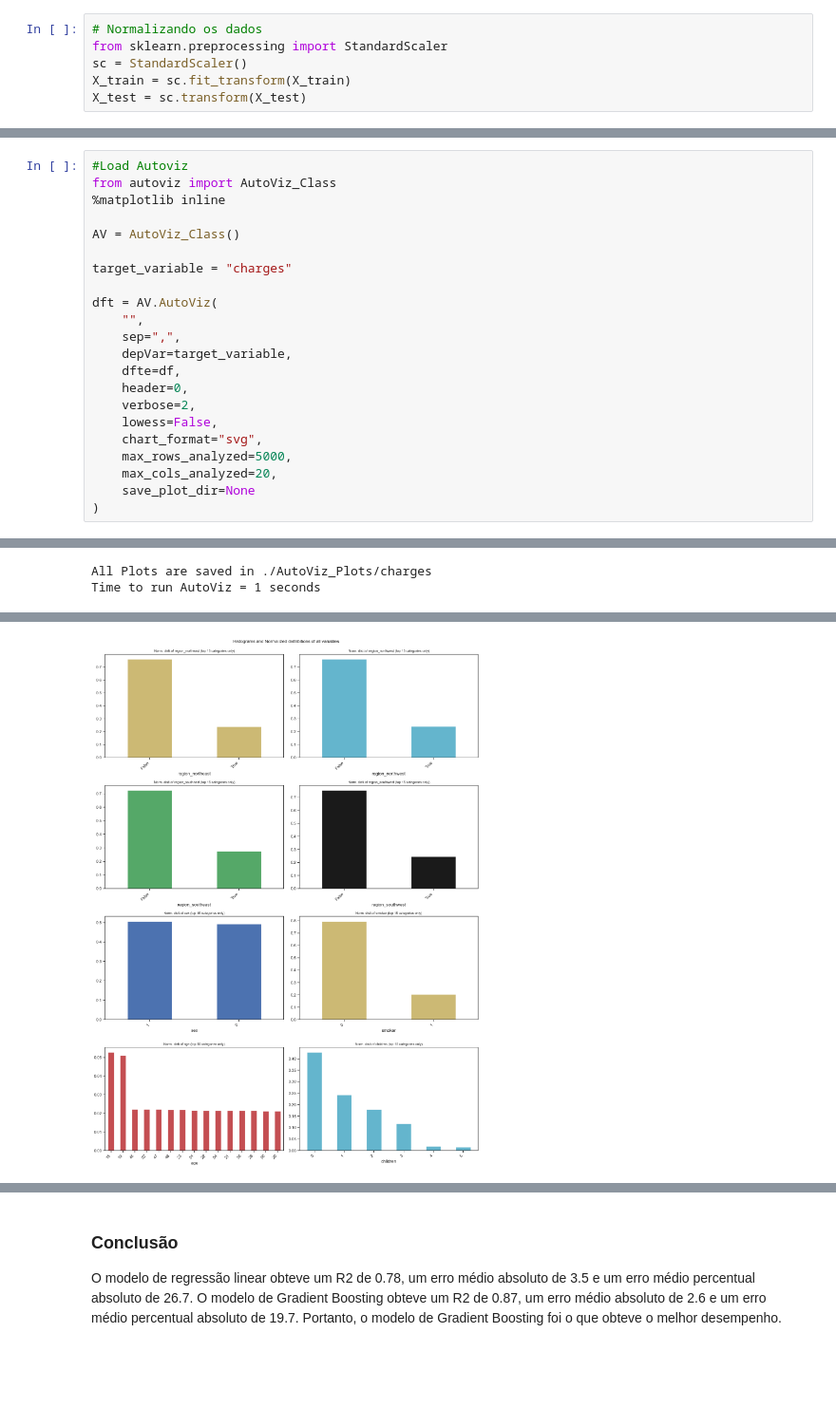
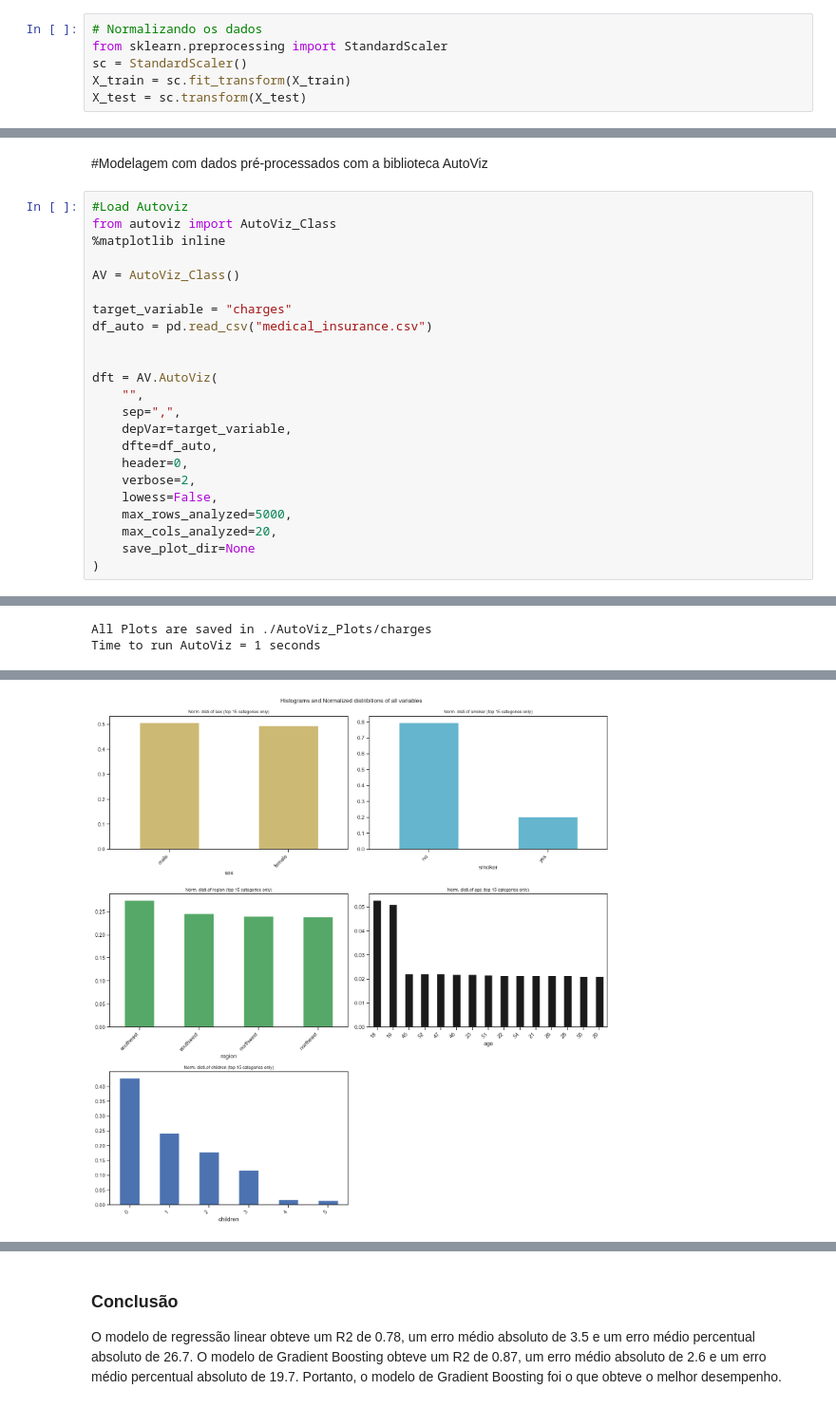
Before and after one commit to LuizWinsig/FIAP-Grupo17, a Jupyter notebook: medical_insurance_EDA_regression.ipynb, the cells around one changed output, grey strips where cells are left out. Shown at 95% size. Drawn from its saved outputs; the diff is of its cells as text; blank space fills up the shorter version.

Commit message:
Add files via upload
V2: EDA, Pré processamento, Modelagem com diversos formatos diferentes

```diff
--- a/medical_insurance_EDA_regression.ipynb
+++ b/medical_insurance_EDA_regression.ipynb
@@ -396,3 +469,5 @@ mae, mape,scores.mean()
+# %% [markdown]
+#Modelagem com dados pré-processados com a biblioteca AutoViz
 # %%
 #Load Autoviz
 from autoviz import AutoViz_Class
@@ -401,16 +476,17 @@ from autoviz import AutoViz_Class
 AV = AutoViz_Class()
 
 target_variable = "charges"
+df_auto = pd.read_csv("medical_insurance.csv")
+
 
 dft = AV.AutoViz(
     "",
     sep=",",
     depVar=target_variable,
-    dfte=df,
+    dfte=df_auto,
     header=0,
     verbose=2,
     lowess=False,
-    chart_format="svg",
     max_rows_analyzed=5000,
     max_cols_analyzed=20,
     save_plot_dir=None
@@ -446,7 +519,7 @@ There are 2773 duplicate rows in your dataset
 | charges | float64 | 0.000000 | 100 | 1121.873900 | 63770.428010 | Target column |
 All Plots are saved in ./AutoViz_Plots/charges
 Time to run AutoViz = 1 seconds
 [figure]
 [figure]
-[figure, old version]
+[figure, new version]
 [figure]
```
Also changed, not shown: parts of 70 cells of this notebook.
